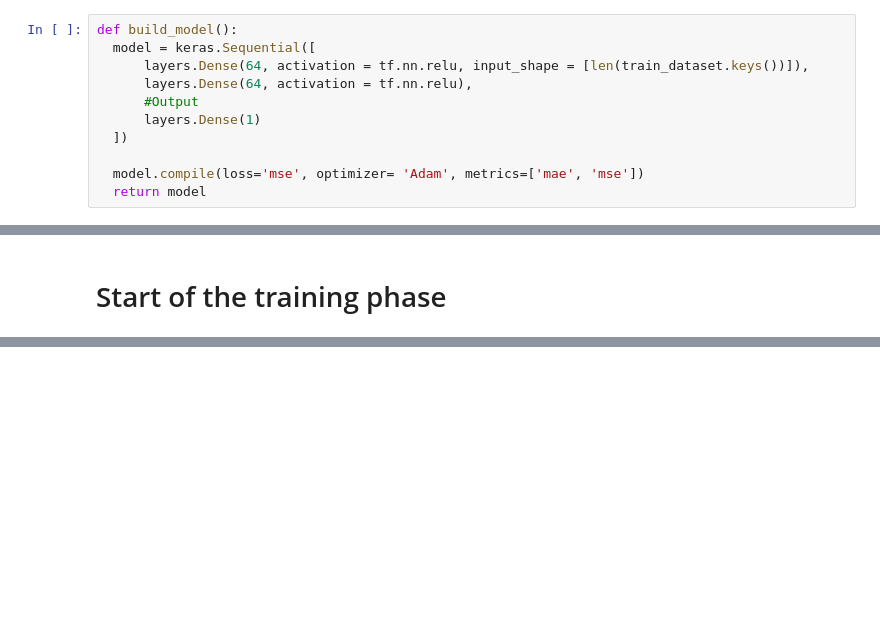
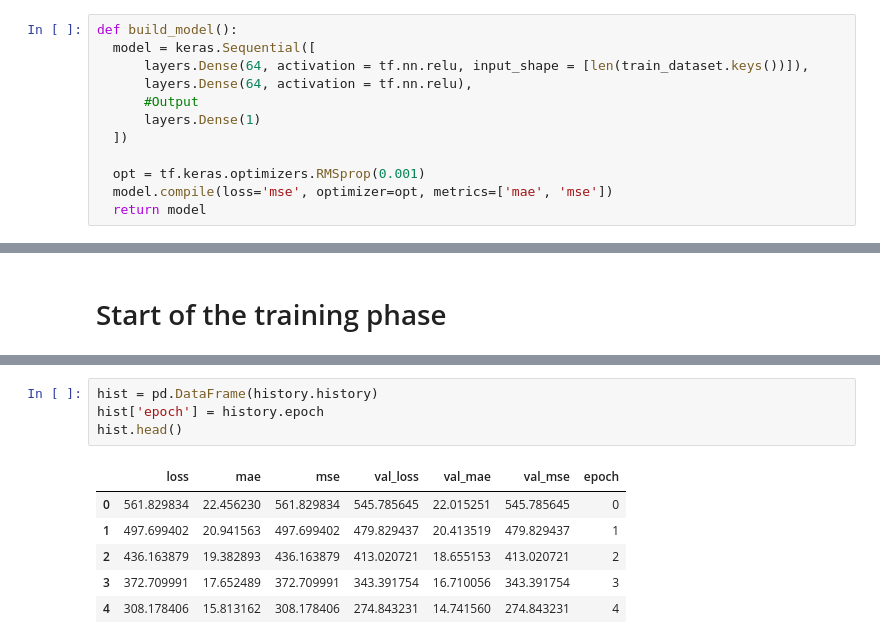
Before and after one commit to VinciGit00/Python, a Jupyter notebook: NeuralNetwork/Regression_tensorflow.ipynb, the cells around one changed output, grey strips where cells are left out. Cells and saved outputs as stored; diff of their text form; blank space fills up the shorter version.

```diff
--- a/NeuralNetwork/Regression_tensorflow.ipynb
+++ b/NeuralNetwork/Regression_tensorflow.ipynb
@@ -96,7 +105,8 @@ def build_model():
       layers.Dense(1)
   ])
 
-  model.compile(loss='mse', optimizer= 'Adam', metrics=['mae', 'mse'])
+  opt = tf.keras.optimizers.RMSprop(0.001)
+  model.compile(loss='mse', optimizer=opt, metrics=['mae', 'mse'])
   return model
 # %%
 model = build_model()
@@ -125,0 +170,11 @@ model.fit()
+# %%
+hist = pd.DataFrame(history.history)
+hist['epoch'] = history.epoch
+hist.head()
+# %% [output]
+|  | loss | mae | mse | val_loss | val_mae | val_mse | epoch |
+| 0 | 561.829834 | 22.456230 | 561.829834 | 545.785645 | 22.015251 | 545.785645 | 0 |
+| 1 | 497.699402 | 20.941563 | 497.699402 | 479.829437 | 20.413519 | 479.829437 | 1 |
+| 2 | 436.163879 | 19.382893 | 436.163879 | 413.020721 | 18.655153 | 413.020721 | 2 |
+| 3 | 372.709991 | 17.652489 | 372.709991 | 343.391754 | 16.710056 | 343.391754 | 3 |
+| 4 | 308.178406 | 15.813162 | 308.178406 | 274.843231 | 14.741560 | 274.843231 | 4 |
```
Also changed, not shown: parts of 11 cells of this notebook.
